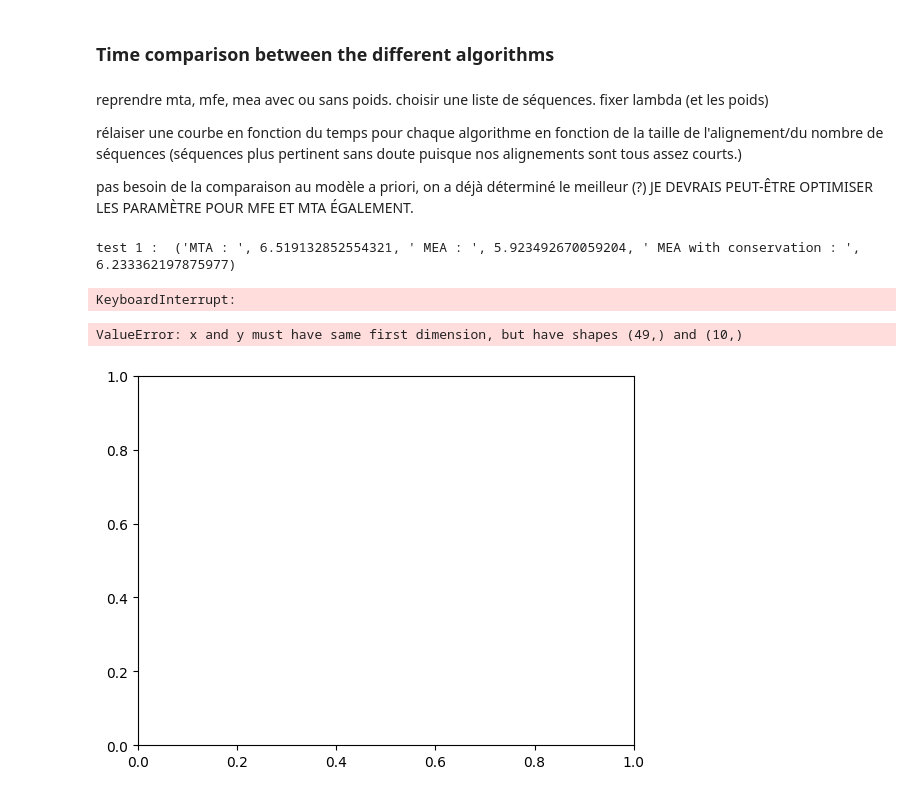
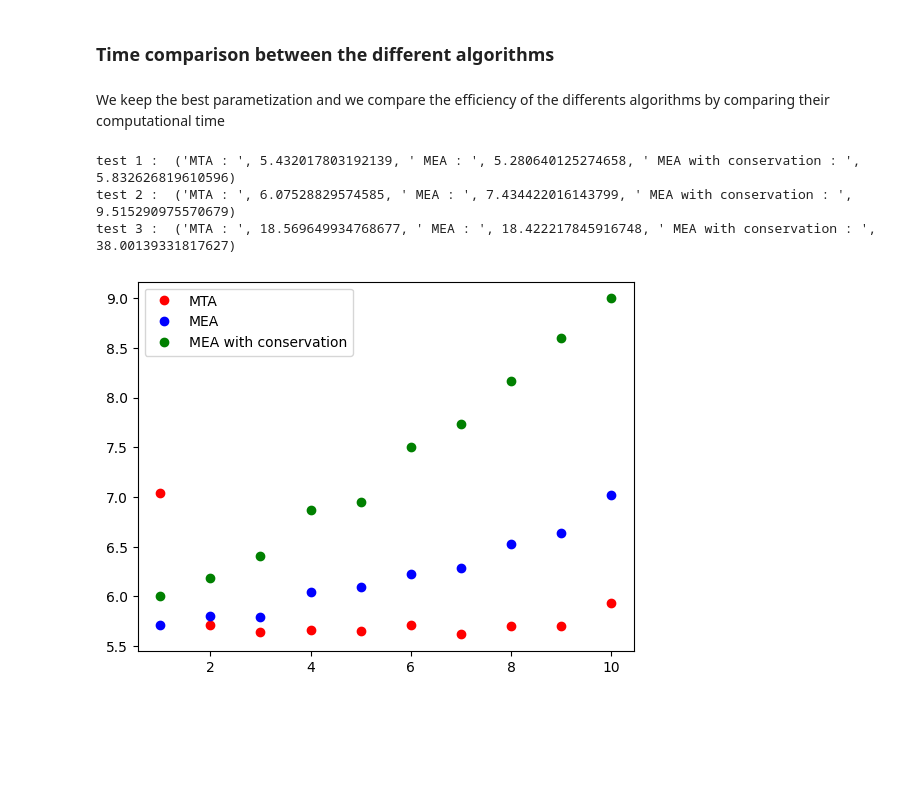
Before and after one commit to flopau76/projet_bio_info, a Jupyter notebook: folding_RNA/folding_RNA.ipynb, the cells around one changed output. Saved outputs shown, nothing was run; the diff lists cells and outputs as text; code cells hidden in the pictures; blank space fills up the shorter version.

```diff
--- a/folding_RNA/folding_RNA.ipynb
+++ b/folding_RNA/folding_RNA.ipynb
@@ -90,9 +90,7 @@ def read_file(filename, filetype=None, verbose=False):
     return align
 # %%
 # test
-alignment = read_file('data/Testdata/tRNA_7.stk', verbose=False)
-
-print(type(alignment))
+alignment = read_file('data/Testdata/tRNA_7.stk', verbose=True)
 
 print(alignment[0].seq)
 print()
@@ -943,16 +937,8 @@ print(variant_2(ss_cons, pred_MEA))
 ('recall   ', 0.8850574712643678, 'precision   ', 0.7064220183486238, 'F measure   ', 0.7857142857142857)
 # %% [markdown]
 ### Time comparison between the different algorithms
-# %% [markdown]
-reprendre mta, mfe, mea avec ou sans poids.
-choisir une liste de séquences.
-fixer lambda (et les poids)
-
-rélaiser une courbe en fonction du temps pour chaque algorithme en fonction de la taille de l'alignement/du nombre de séquences
-(séquences plus pertinent sans doute puisque nos alignements sont tous assez courts.)
-
-pas besoin de la comparaison au modèle a priori, on a déjà déterminé le meilleur (?) JE DEVRAIS PEUT-ÊTRE OPTIMISER LES PARAMÈTRE
-POUR MFE ET MTA ÉGALEMENT.
+# %% [markdown]
+We keep the best parametization and we compare the efficiency of the differents algorithms by comparing their computational time
 # %%
 #ss_cons = ref.column_annotations['secondary_structure']
 #ss_cons = standardize_ss_cons(ss_cons)
@@ -991,7 +977,6 @@ def impact_number_of_sequences (j, extracted_data) :
 
     return 'MTA : ',time_MTA,' MEA : ', time_MEA,' MEA with conservation : ', time_MEA_cons
 # %%
-#sans doute pas très intéressant.
 #test 1 : 1 total sequence
 test_1 = impact_number_of_sequences(1, ref)
 print('test 1 : ', test_1)
@@ -1004,25 +989,25 @@ print('test 2 : ', test_2)
 test_3 = impact_number_of_sequences(50, ref)
 print('test 3 : ', test_3)
 # %% [output]
-test 1 :  ('MTA : ', 6.519132852554321, ' MEA : ', 5.923492670059204, ' MEA with conservation : ', 6.233362197875977)
+test 1 :  ('MTA : ', 5.432017803192139, ' MEA : ', 5.280640125274658, ' MEA with conservation : ', 5.832626819610596)
+test 2 :  ('MTA : ', 6.07528829574585, ' MEA : ', 7.434422016143799, ' MEA with conservation : ', 9.515290975570679)
+test 3 :  ('MTA : ', 18.569649934768677, ' MEA : ', 18.422217845916748, ' MEA with conservation : ', 38.00139331817627)
-KeyboardInterrupt:
 # %%
 # Evolution of the time of execution of the algorithms with the number of sequences in the alignment (from 1 to ten)
-X = [i for i in range(1,50)]
+X = [i for i in range(1,11)]
 Y_MTA = []
 Y_MEA = []
 Y_MEA_cons = []
 for j in range(1,11) :
     test = impact_number_of_sequences(j, ref)
     Y_MTA.append(test[1])
     Y_MEA.append(test[3])
     Y_MEA_cons.append(test[5])
 
 plt.plot(X, Y_MTA, 'or', label = "MTA")
 plt.plot(X, Y_MEA, 'ob', label = "MEA")
 plt.plot(X, Y_MEA_cons, 'og', label = "MEA with conservation")
 plt.legend()
 plt.show()
 # %% [output]
-ValueError: x and y must have same first dimension, but have shapes (49,) and (10,)
-[figure, old version]
+[figure, new version]
```
Also changed, not shown: parts of 17 cells of this notebook.
